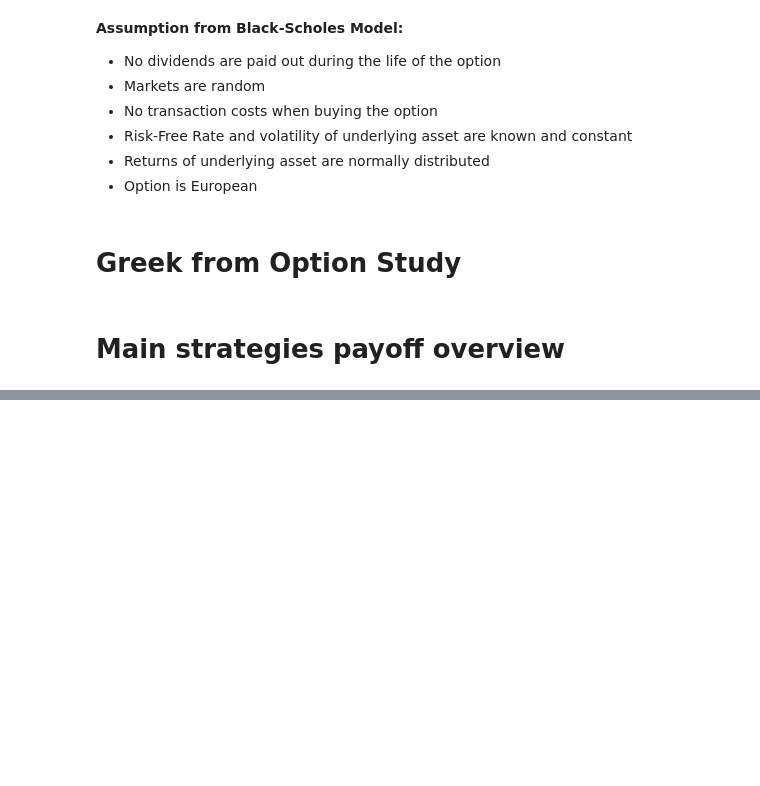
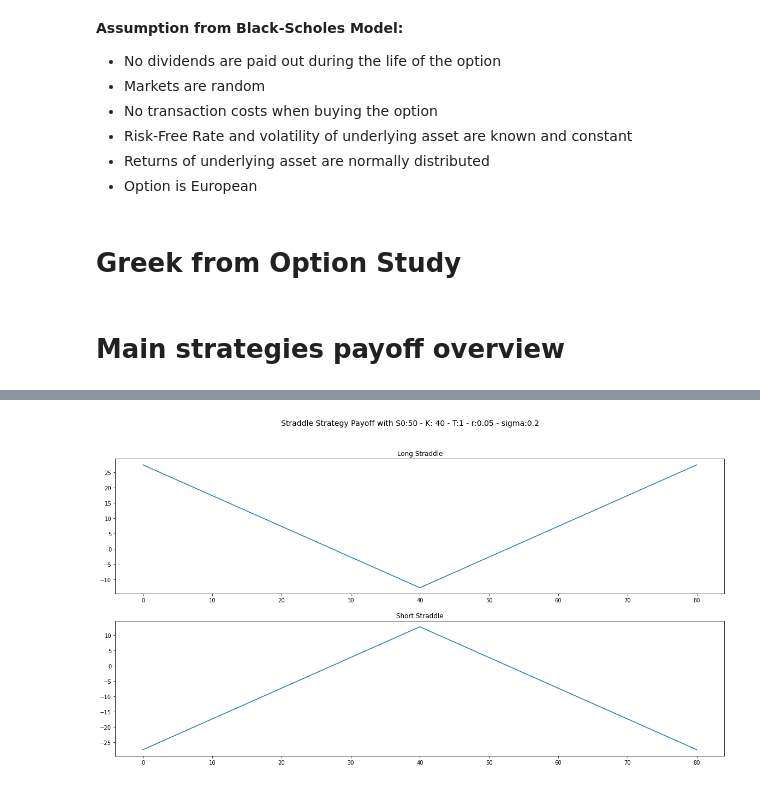
Before and after one commit to victor-espuna/financeProject, a Jupyter notebook: black-scholes-complete-study.ipynb, the cells around one changed output, grey strips where cells are left out. Saved outputs shown, nothing was run; the diff lists cells and outputs as text; code cells hidden in the pictures; blank space fills up the shorter version.

```diff
--- a/black-scholes-complete-study.ipynb
+++ b/black-scholes-complete-study.ipynb
@@ -180,0 +277,4 @@ class Strategies_payoffs(BS_Option_Pricing):
+# %%
+plot_straddle(arr, market_param)
+# %% [output]
+[figure, added]
```
Also changed, not shown: parts of 18 cells of this notebook.
